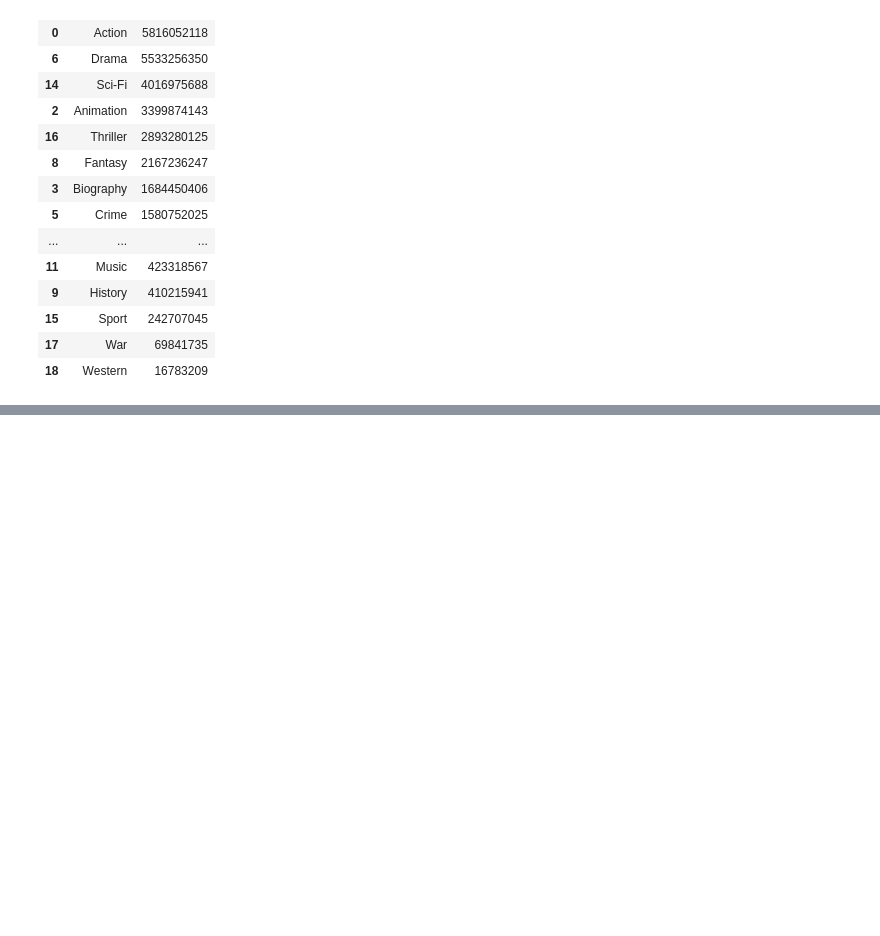
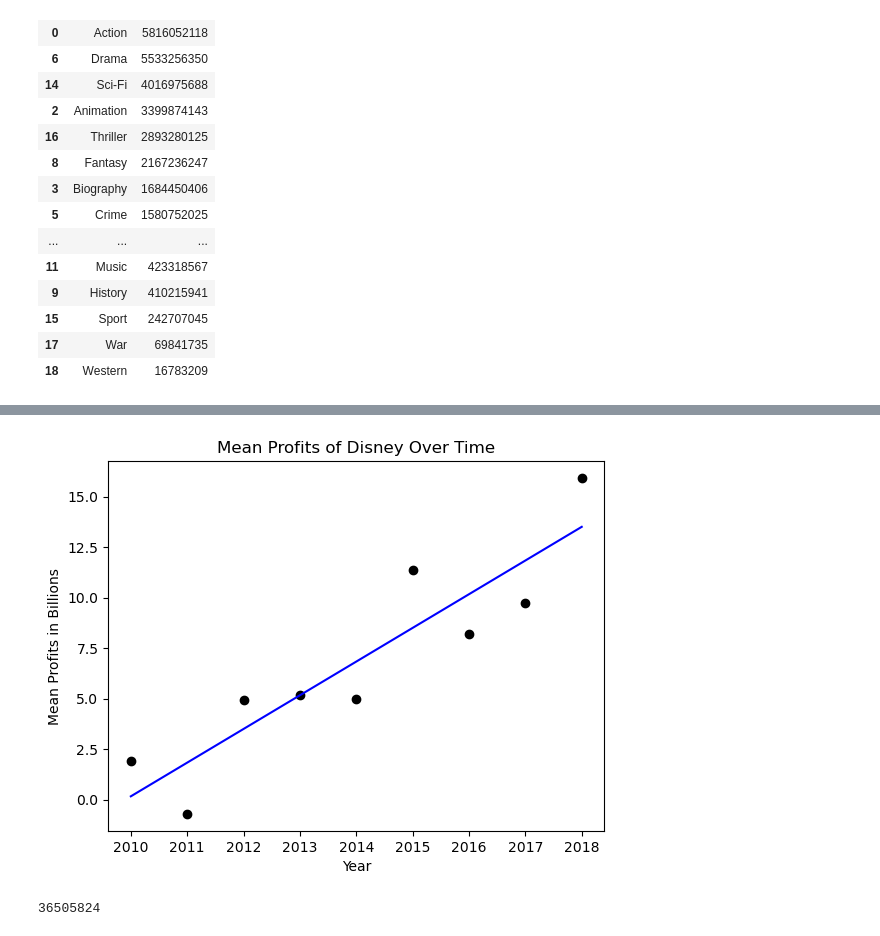
Before and after one commit to TravisClark1432/TAD-Pictures-Productions-Analysis, a Jupyter notebook: alli_p2_notebook_version2.ipynb, the cells around one changed output, grey strips where cells are left out. Cells and saved outputs as stored; diff of their text form; code cells hidden in the pictures; blank space fills up the shorter version.

Commit message:
created linear regression model

```diff
--- a/alli_p2_notebook_version2.ipynb
+++ b/alli_p2_notebook_version2.ipynb
@@ -291,0 +315,23 @@ genre_profit_df.sort_values(by= 'Total_Profit', ascending = False)
+# %%
+import pandas as pd
+
+# Assuming 'df' is your DataFrame containing movie data
+# Assuming 'domestic_Profit' is the column containing domestic profits
+# Assuming 'release_year' is the column containing the release year
+# Assuming 'studio' is the column containing the studio information
+
+# Filter the DataFrame for movies produced by studio BV
+bv_movies = df[df['studio'] == 'BV']
+
+# Group the filtered DataFrame by release year and calculate the mean profit for each year
+mean_profit_per_year = bv_movies.groupby('year')['domestic_Profit'].mean()
+
+# Convert the resulting series to DataFrame if needed
+mean_profit_per_year_df = mean_profit_per_year.reset_index()
+
+# Set the mean profit per year for studio BV as a new variable
+mean_profit_bv = mean_profit_per_year_df
+mean_profit_bv['domestic_Profit'] = mean_profit_bv['domestic_Profit'] / 10000000
+
+# Display the result
+print(mean_profit_bv)
@@ -291,0 +355,9 @@ genre_profit_df.sort_values(by= 'Total_Profit', ascending = False)
+# %%
+# Reshape X and Y to have compatible shapes
+X = np.array(mean_profit_bv['year'])  # Assuming disney_dates is a list of dates
+Y = np.array(mean_profit_bv['domestic_Profit'])
+X_plus_c = sm.add_constant(X)
+# you have to add the y-int to the equation manually in statsmodels (put X and not Y)
+#Then, call uppercase OLS and the method fit:
+model = sm.OLS(Y, X_plus_c).fit()
+model.summary()
@@ -291,0 +386,15 @@ genre_profit_df.sort_values(by= 'Total_Profit', ascending = False)
+# %%
+#use green as color for individual points
+plt.plot(X, Y, 'o', color='black')
+
+#obtain m (slope) and b(intercept) of linear regression line
+m, b = np.polyfit(X, Y, 1)
+
+#use red as color for regression line
+plt.plot(X, m*X+b, color='blue')
+
+plt.xlabel('Year')
+plt.ylabel('Mean Profits in Billions')
+plt.title('Mean Profits of Disney Over Time');
+# %% [output]
+[figure, added]
@@ -291,0 +407,4 @@ genre_profit_df.sort_values(by= 'Total_Profit', ascending = False)
+# %%
+sse(1.6674)
+# %% [output]
+36505824
```
Also changed, not shown: parts of 12 cells of this notebook.
